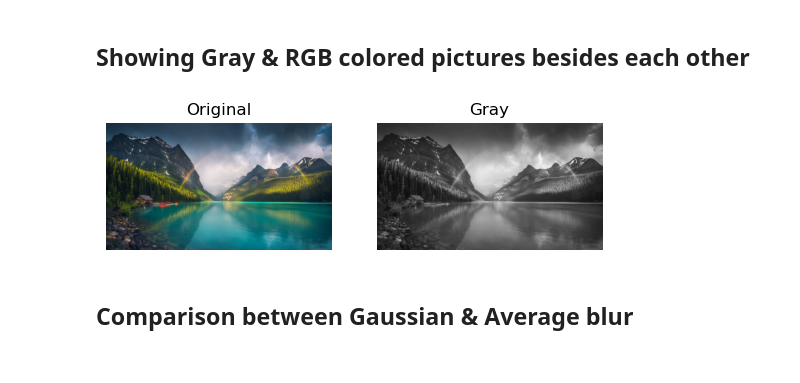
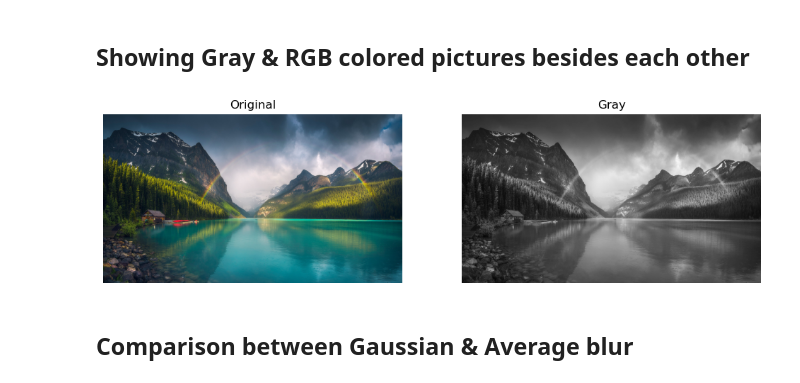
Before and after one commit to Arian2077/Computer_Graphic, a Jupyter notebook: session 2/Untitled.ipynb, the cells around one changed output. Drawn from its saved outputs; the diff is of its cells as text; code cells hidden in the pictures.

```diff
--- a/session 2/Untitled.ipynb
+++ b/session 2/Untitled.ipynb
@@ -31,19 +31,21 @@ plt.show()
 # %%
 # Converting BGR to Gray color
 Gray = cv2.cvtColor(image,cv2.COLOR_BGR2GRAY)
+# Setting the figure size
+plt.figure(figsize=(12,6))
 # Using subplot
 plt.subplot(1,2,1) # 1 row / 2 columns
 plt.imshow(RGB)
 plt.title("Original")
 plt.axis('off')
 
 plt.subplot(1,2,2)
 plt.imshow(Gray,cmap='gray')
 plt.title("Gray")
 plt.axis('off')
 plt.show()
 # %% [output]
-[figure, old version]
+[figure, new version]
 # %% [markdown]
 ## Comparison between Gaussian & Average blur
 # %%
```
Also changed, not shown: parts of 2 cells of this notebook.
